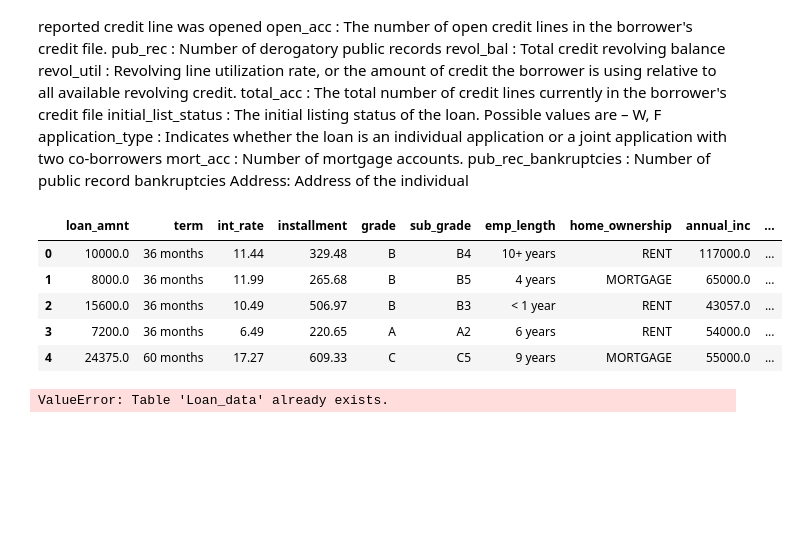
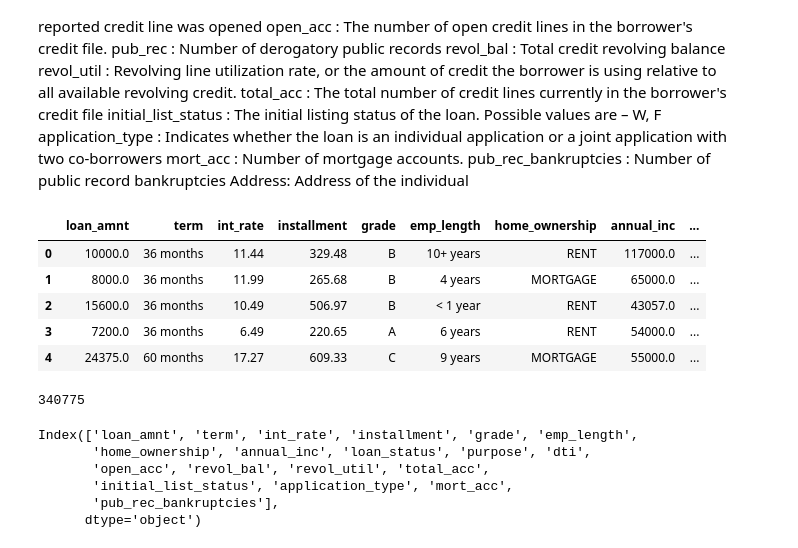
Before and after one commit to soumyaranjanswaincan/loan_analysis_project, a Jupyter notebook: loan_analysis.ipynb, the cells around one changed output. Cells and saved outputs as stored; diff of their text form; code cells hidden in the pictures; blank space fills up the shorter version.

```diff
--- a/loan_analysis.ipynb
+++ b/loan_analysis.ipynb
@@ -54,15 +57,15 @@ pub_rec_bankruptcies : Number of public record bankruptcies
 Address: Address of the individual
 # %%
 #drop columns that are not relevant to our analysis
-clean_df = df.drop(columns =['verification_status','emp_title','title','initial_list_status','address','issue_d','pub_rec','earliest_cr_line'])
+clean_df = df.drop(columns =['verification_status','emp_title','sub_grade','title','address','issue_d','pub_rec','earliest_cr_line'])
 clean_df.head()
 # %% [output]
-|  | loan_amnt | term | int_rate | installment | grade | sub_grade | emp_length | home_ownership | annual_inc | ... |
-| 0 | 10000.0 | 36 months | 11.44 | 329.48 | B | B4 | 10+ years | RENT | 117000.0 | ... |
-| 1 | 8000.0 | 36 months | 11.99 | 265.68 | B | B5 | 4 years | MORTGAGE | 65000.0 | ... |
-| 2 | 15600.0 | 36 months | 10.49 | 506.97 | B | B3 | < 1 year | RENT | 43057.0 | ... |
-| 3 | 7200.0 | 36 months | 6.49 | 220.65 | A | A2 | 6 years | RENT | 54000.0 | ... |
-| 4 | 24375.0 | 60 months | 17.27 | 609.33 | C | C5 | 9 years | MORTGAGE | 55000.0 | ... |
+|  | loan_amnt | term | int_rate | installment | grade | emp_length | home_ownership | annual_inc | ... |
+| 0 | 10000.0 | 36 months | 11.44 | 329.48 | B | 10+ years | RENT | 117000.0 | ... |
+| 1 | 8000.0 | 36 months | 11.99 | 265.68 | B | 4 years | MORTGAGE | 65000.0 | ... |
+| 2 | 15600.0 | 36 months | 10.49 | 506.97 | B | < 1 year | RENT | 43057.0 | ... |
+| 3 | 7200.0 | 36 months | 6.49 | 220.65 | A | 6 years | RENT | 54000.0 | ... |
+| 4 | 24375.0 | 60 months | 17.27 | 609.33 | C | 9 years | MORTGAGE | 55000.0 | ... |
 # %%
 #Deleting rows with null values
 columns_to_check = ['revol_util', 'mort_acc','pub_rec_bankruptcies','emp_length']
@@ -70,7 +73,7 @@ clean_df.dropna(subset=columns_to_check, inplace=True)
 # %%
 #Store the dataframe in sqlite
 from sqlalchemy import create_engine
-engine = create_engine('sqlite:///SQL/Loan_data.db')
+engine = create_engine('sqlite:///SQL/Loan_analysis_data.db')
 clean_df.to_sql('Loan_data', con=engine, index=False)
 # %% [output]
-ValueError: Table 'Loan_data' already exists.
+340775
@@ -87,0 +80,9 @@ clean_df.drop(categorical_columns, axis=1, inplace=True)
+# %%
+clean_df.columns
+# %% [output]
+Index(['loan_amnt', 'term', 'int_rate', 'installment', 'grade', 'emp_length',
+       'home_ownership', 'annual_inc', 'loan_status', 'purpose', 'dti',
+       'open_acc', 'revol_bal', 'revol_util', 'total_acc',
+       'initial_list_status', 'application_type', 'mort_acc',
+       'pub_rec_bankruptcies'],
+      dtype='object')
```
Also changed, not shown: parts of 28 cells of this notebook, 1 other file.
